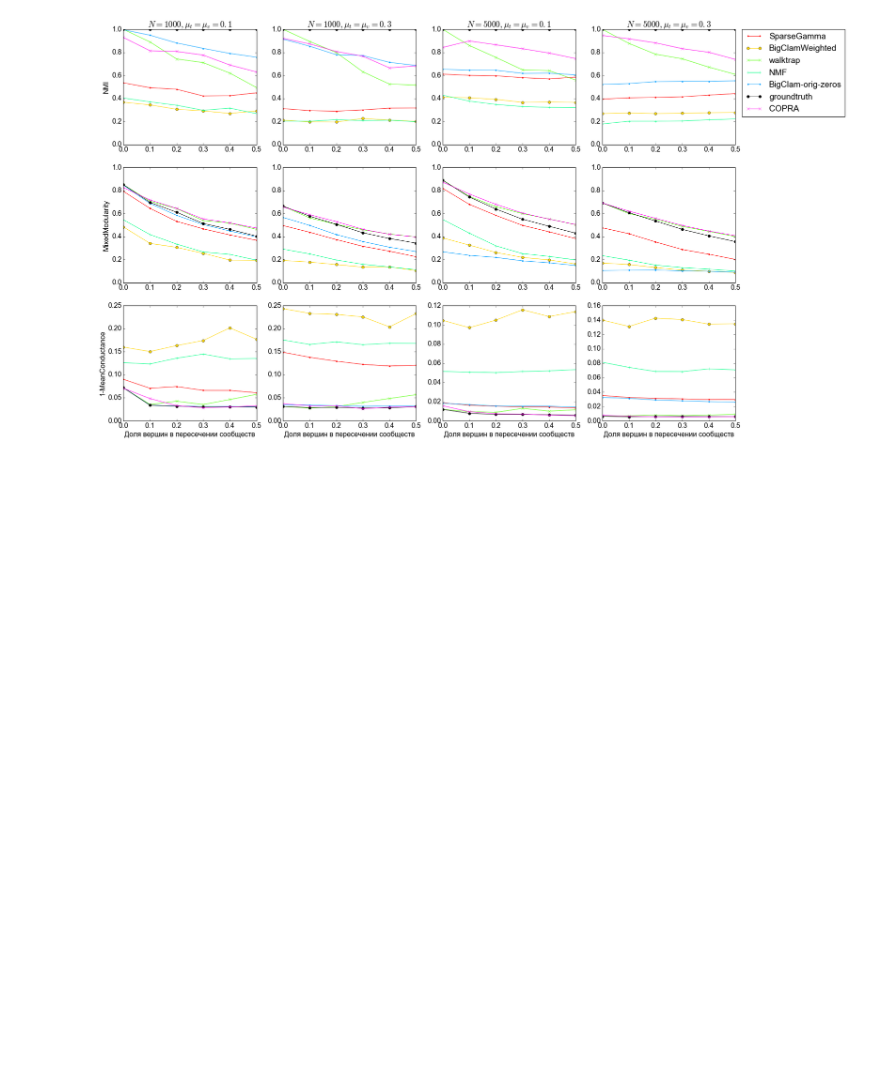
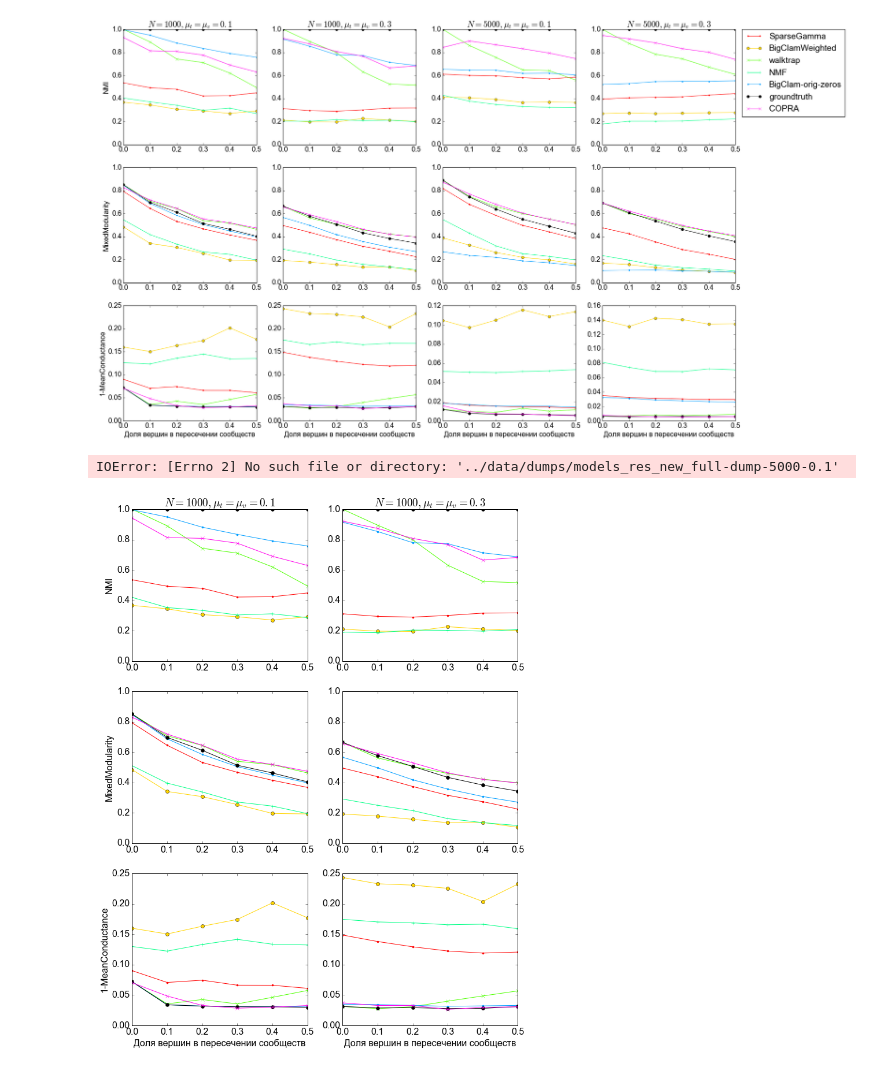
Before and after one commit to yangkuoone/WeiCLAM, a Jupyter notebook: code/temp_drawing.ipynb, the cells around one changed output. Cells and saved outputs as stored; diff of their text form; code cells hidden in the pictures; blank space fills up the shorter version.

```diff
--- a/code/temp_drawing.ipynb
+++ b/code/temp_drawing.ipynb
@@ -92,3 +92,27 @@ draw_res('../data/dumps/models_res_full-dump-{}-{}'.format(data_params['N'], dat
 plt.show()
 # %% [output]
 [figure]
+# %%
+plt.figure(figsize=(25, 16))
+
+data_params['N'] = 1000
+data_params['mut'] = 0.1
+data_params['muw'] = 0.1
+draw_res('../data/dumps/models_res_new_full-dump-{}-{}'.format(data_params['N'], data_params['mut']))
+
+data_params['mut'] = 0.3
+data_params['muw'] = 0.3
+draw_res('../data/dumps/models_res_new_full-dump-{}-{}'.format(data_params['N'], data_params['mut']), k=2)
+
+data_params['N'] = 5000
+data_params['mut'] = 0.1
+data_params['muw'] = 0.1
+draw_res('../data/dumps/models_res_new_full-dump-{}-{}'.format(data_params['N'], data_params['mut']), k=3)
+
+data_params['mut'] = 0.3
+data_params['muw'] = 0.3
+draw_res('../data/dumps/models_res_new_full-dump-{}-{}'.format(data_params['N'], data_params['mut']), k=4, legend=True)
+plt.show()
+# %% [output]
+IOError: [Errno 2] No such file or directory: '../data/dumps/models_res_new_full-dump-5000-0.1'
+[figure, added]
```
Also changed, not shown: 1 other file.
